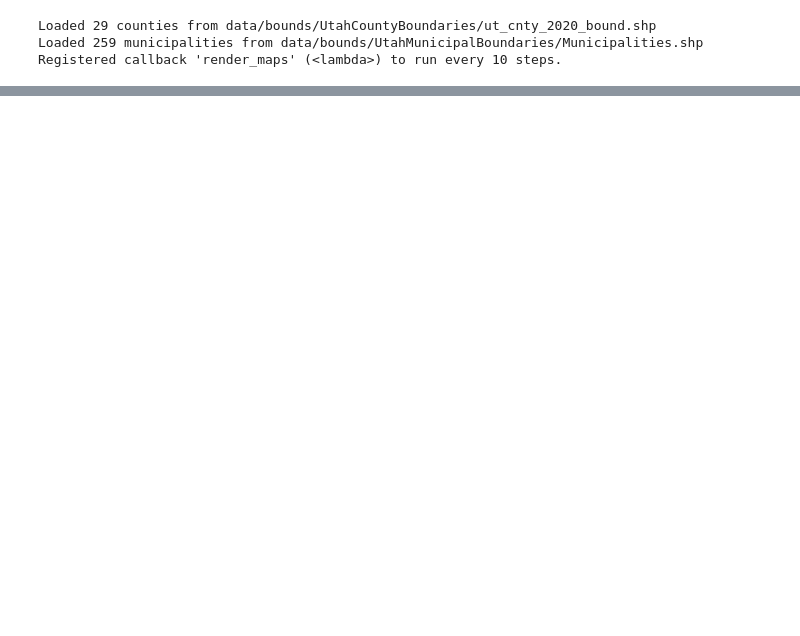
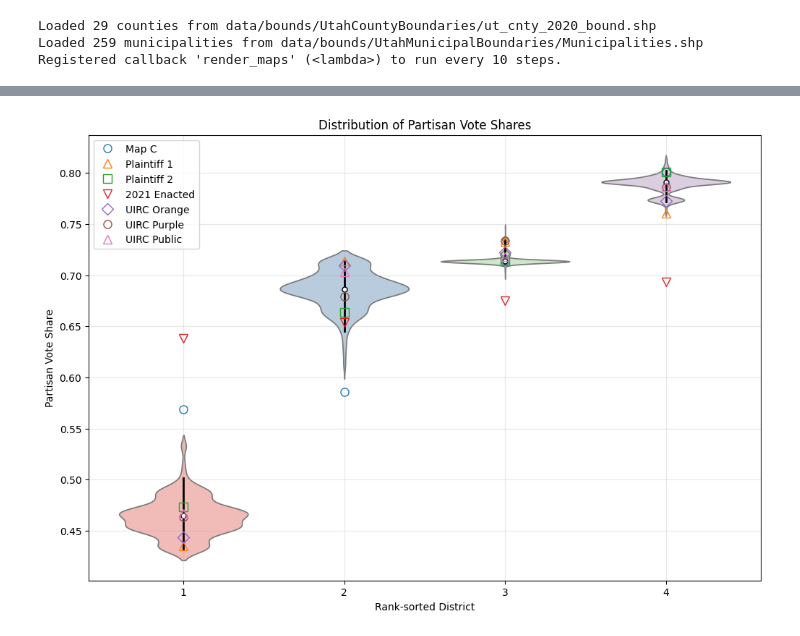
Before and after one commit to samadams8/UT_GerryChain, a Jupyter notebook: 02_run_ensemble.ipynb, the cells around one changed output, grey strips where cells are left out. Cells and saved outputs as stored; diff of their text form; code cells hidden in the pictures; blank space fills up the shorter version.

```diff
--- a/02_run_ensemble.ipynb
+++ b/02_run_ensemble.ipynb
@@ -102,5 +102,7 @@ Running Markov chain...
 # %%
-sample_metrcs = {
+import json
+
+comparison_maps = {
     "Map C": runner.compute_metrics_for_map(
         "maps/US-House/2025_USH_Leg-C/2025_USH_Leg-C.shp"
     ),
@@ -123,4 +125,7 @@ sample_metrcs = {
         "maps/US-House/2021_USH_UIRC-Public/2021_USH_UIRC-Public.shp"
     ),
 }
+
+with open("output/SA/ensemble/comparison_maps.json", "w") as f:
+    json.dump(comparison_maps, f, indent=2)
 # %%
@@ -198,0 +144,71 @@ district_plot(
+# %%
+from math import ceil
+import matplotlib.pyplot as plt
+import pandas as pd
+import seaborn as sns
+
+def district_plot(
+        results,
+        metric_name,
+        reference_values={},
+        highlight_interval=[0.025, 0.975],
+        relative_to_median=False
+    ):
+    district_data = []
+    for _, row in results.df.iterrows():
+        sorted_values = sorted(row[metric_name].values())
+        district_data.append(sorted_values)
+
+    max_districts = max(len(step_data) for step_data in district_data) if district_data else 0
+    sorted_df = pd.DataFrame(district_data, columns=[f'{i+1}' for i in range(max_districts)])
+
+    # if relative_to_median, compute the difference between each value and the median
+    medians = sorted_df.median()
+    if relative_to_median:
+        sorted_df = sorted_df.sub(medians, axis=1)
+        plt_medians = medians.sub(medians, axis=0)
+    else:
+        plt_medians = medians
+
+    plt.figure(figsize=(12, 8))
+    sns.violinplot(sorted_df, orient='v', inner=None, palette="Pastel1")
+
+    percentiles = sorted_df.quantile(highlight_interval)
+
+    for i, col in enumerate(sorted_df.columns):
+        y_low = percentiles.loc[highlight_interval[0], col]
+        y_high = percentiles.loc[highlight_interval[1], col]
+        y_median = plt_medians[col]
+        plt.plot([i, i], [y_low, y_high], color='black', lw=2)
+        plt.plot(i, y_median, marker='o', mfc='white', mec='k', markersize=5)
+
+    if reference_values:
+        markers = ['o', '^', 's', 'v', 'D'] * ceil(len(reference_values) / 6)
+        colors = plt.cm.tab10.colors
+        for i, (label, ref_dict) in enumerate(reference_values.items()):
+            sorted_reference_values = sorted(ref_dict.values())
+            for rank_idx, value in enumerate(sorted_reference_values):
+                if relative_to_median:
+                    value = value - medians.iloc[rank_idx]
+
+                plt.plot(rank_idx, value, markers[i], mec=colors[i], mfc="None", markersize=8, label=label if rank_idx == 0 else "")
+
+    plt.xlabel('Rank-sorted District')
+    if relative_to_median:
+        plt.ylabel('Relative Vote Share')
+    else:
+        plt.ylabel('Partisan Vote Share')
+    plt.title('Distribution of Partisan Vote Shares')
+    if reference_values:
+        plt.legend()
+    plt.grid(True, alpha=0.3)
+    plt.show()
+
+district_plot(
+    results,
+    "majority_partisan_shares",
+    reference_values={k: v["majority_partisan_shares"] for k, v in comparison_maps.items()},
+    relative_to_median=False
+)
+# %% [output]
+[figure, added]
```
Also changed, not shown: parts of 4 cells of this notebook, 3 other files.
